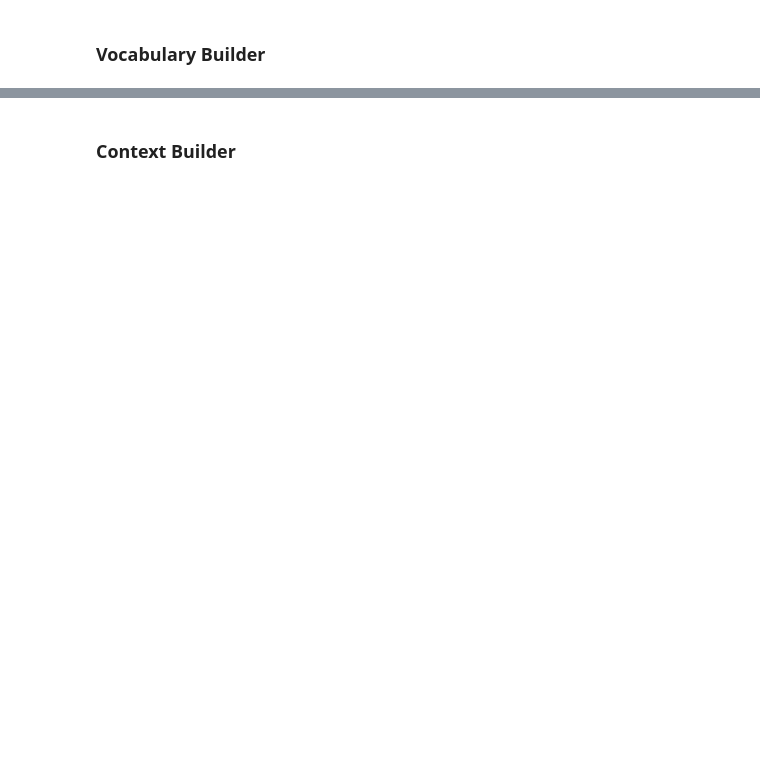
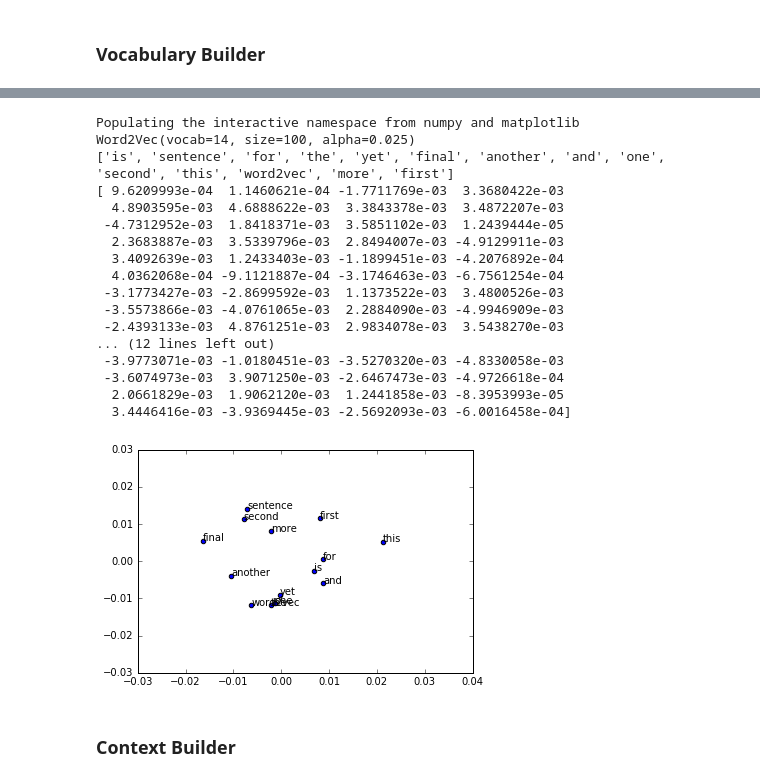
Before and after one commit to jalajthanaki/Pune_meetup, a Jupyter notebook: Day_3/Word2Vec/Understand_Word2Vec.ipynb, the cells around one changed output, grey strips where cells are left out. Saved outputs shown, nothing was run; the diff lists cells and outputs as text; code cells hidden in the pictures; blank space fills up the shorter version.

```diff
--- a/Day_3/Word2Vec/Understand_Word2Vec.ipynb
+++ b/Day_3/Word2Vec/Understand_Word2Vec.ipynb
@@ -107,2 +138,57 @@ __Facts:__
+# %%
+import gensim
+from gensim.models import Word2Vec
+from sklearn.decomposition import PCA
+from matplotlib import pyplot
+%pylab inline
+# define training data
+sentences = [['this', 'is', 'the', 'first', 'sentence', 'for', 'word2vec'],
+			['this', 'is', 'the', 'second', 'sentence'],
+			['yet', 'another', 'sentence'],
+			['one', 'more', 'sentence'],
+			['and', 'the', 'final', 'sentence']]
+# train model
+model = Word2Vec(sentences, min_count=1,size=100)
+#model = gensim.models.Word2Vec(sentences, size=150, window=10, min_count=2, workers=10)
+
+# summarize the loaded model
+print(model)
+# summarize vocabulary
+words = list(model.wv.vocab)
+print(words)
+# access vector for one word
+print(model['sentence'])
+
+
+
+# fit a 2d PCA model to the vectors
+X = model[model.wv.vocab]
+pca = PCA(n_components=2)
+result = pca.fit_transform(X)
+# create a scatter plot of the projection
+pyplot.scatter(result[:, 0], result[:, 1])
+words = list(model.wv.vocab)
+for i, word in enumerate(words):
+	pyplot.annotate(word, xy=(result[i, 0], result[i, 1]))
+pyplot.show()
+# %% [output]
+Populating the interactive namespace from numpy and matplotlib
+Word2Vec(vocab=14, size=100, alpha=0.025)
+['is', 'sentence', 'for', 'the', 'yet', 'final', 'another', 'and', 'one', 'second', 'this', 'word2vec', 'more', 'first']
+[ 9.6209993e-04  1.1460621e-04 -1.7711769e-03  3.3680422e-03
+  4.8903595e-03  4.6888622e-03  3.3843378e-03  3.4872207e-03
+ -4.7312952e-03  1.8418371e-03  3.5851102e-03  1.2439444e-05
+  2.3683887e-03  3.5339796e-03  2.8494007e-03 -4.9129911e-03
+  3.4092639e-03  1.2433403e-03 -1.1899451e-03 -4.2076892e-04
+  4.0362068e-04 -9.1121887e-04 -3.1746463e-03 -6.7561254e-04
+ -3.1773427e-03 -2.8699592e-03  1.1373522e-03  3.4800526e-03
+ -3.5573866e-03 -4.0761065e-03  2.2884090e-03 -4.9946909e-03
+ -2.4393133e-03  4.8761251e-03  2.9834078e-03  3.5438270e-03
+... (12 lines left out)
+ -3.9773071e-03 -1.0180451e-03 -3.5270320e-03 -4.8330058e-03
+ -3.6074973e-03  3.9071250e-03 -2.6467473e-03 -4.9726618e-04
+  2.0661829e-03  1.9062120e-03  1.2441858e-03 -8.3953993e-05
+  3.4446416e-03 -3.9369445e-03 -2.5692093e-03 -6.0016458e-04]
+[figure, added]
 # %% [markdown]
 ### Context Builder
```
Also changed, not shown: parts of 32 cells of this notebook, 7 other files.
